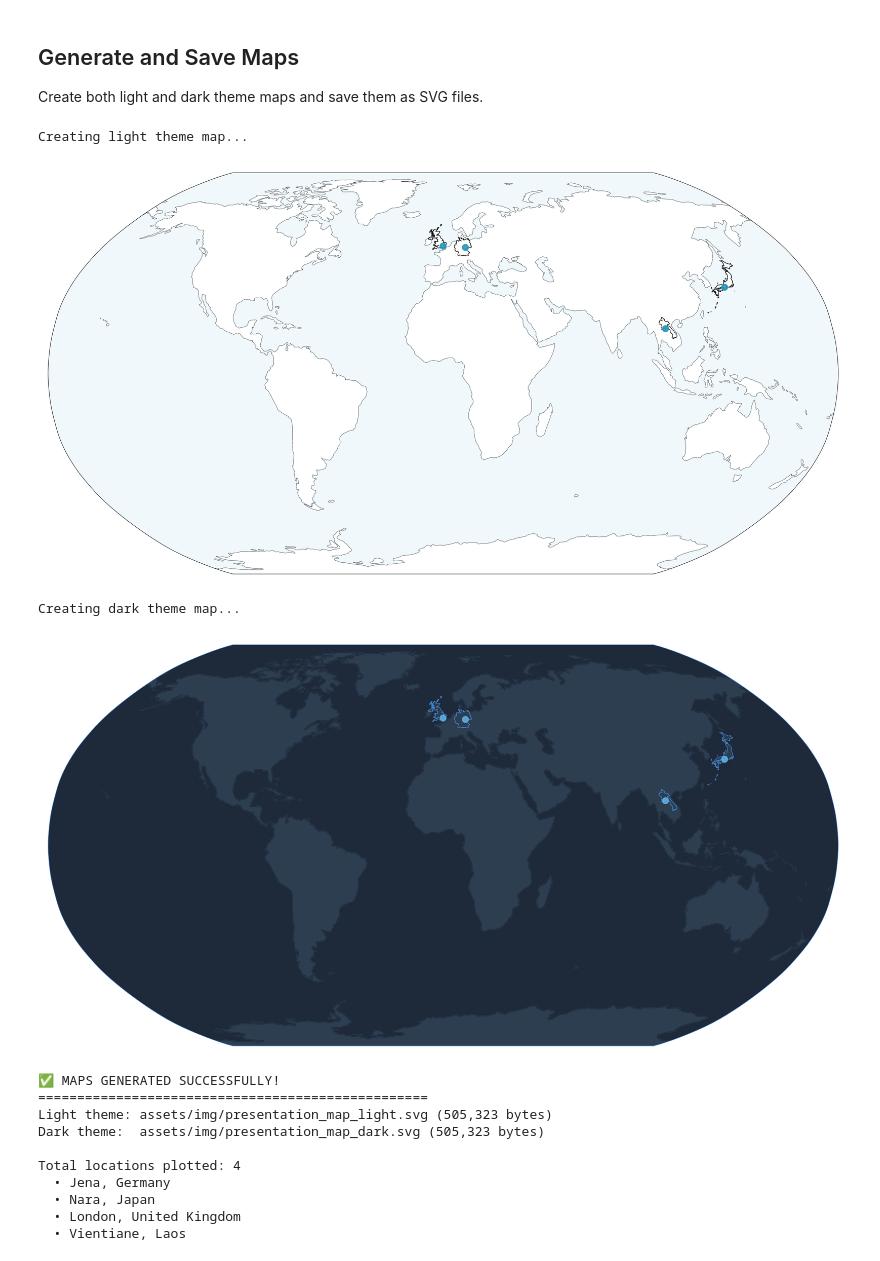
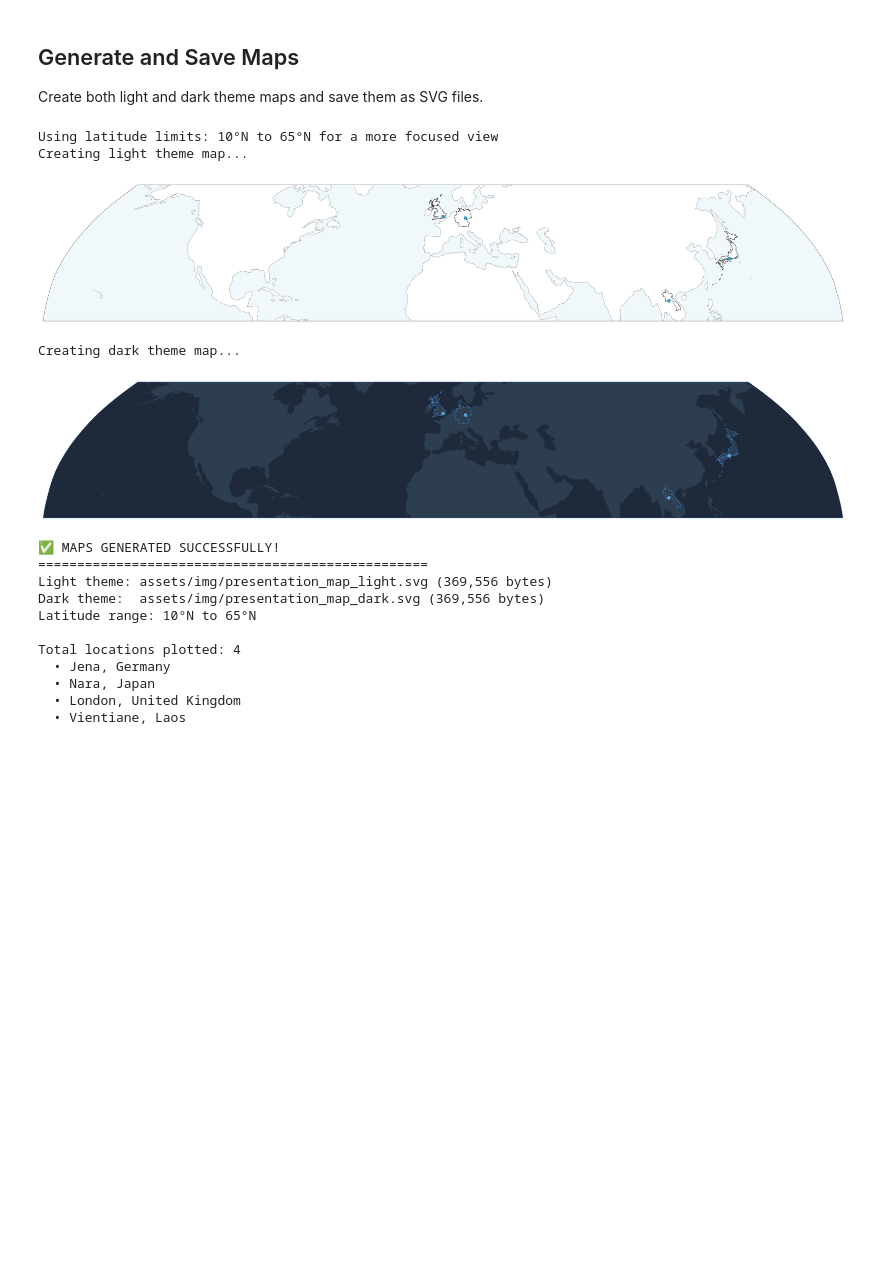
Before and after one commit to lukasschirren/lukasschirren.github.io, a Jupyter notebook: generate_presentation_map.ipynb, the cells around one changed output. Cells and saved outputs as stored; diff of their text form; code cells hidden in the pictures; blank space fills up the shorter version.

```diff
--- a/generate_presentation_map.ipynb
+++ b/generate_presentation_map.ipynb
@@ -61,7 +61,7 @@ for city, country, lat, lon in LOCATIONS:
 
 These functions create the minimalist world maps with your presentation locations.
 # %%
-def create_presentation_map(locations, theme='light', figsize=(16, 4), dpi=300):
+def create_presentation_map(locations, theme='light', figsize=(16, 4), dpi=300, lat_limits=None):
     """
     Create a minimalist world map with presentation locations
 
@@ -70,6 +70,7 @@ def create_presentation_map(locations, theme='light', figsize=(16, 4), dpi=300):
         theme: 'light' or 'dark'
         figsize: Figure size tuple
         dpi: Resolution
+        lat_limits: Tuple of (min_lat, max_lat) to limit the vertical extent of the map
 
     Returns:
         fig, ax: Matplotlib figure and axis objects
@@ -78,7 +79,14 @@ def create_presentation_map(locations, theme='light', figsize=(16, 4), dpi=300):
     fig = plt.figure(figsize=figsize, dpi=dpi, facecolor='none')
     projection = ccrs.Robinson()
     ax = fig.add_subplot(1, 1, 1, projection=projection)
-    ax.set_global()
+
+    # Set map extent - global or limited by latitude
+    if lat_limits:
+        min_lat, max_lat = lat_limits
+        # Add some padding to longitude to show full world width
+        ax.set_extent([-180, 180, min_lat, max_lat], crs=ccrs.PlateCarree())
+    else:
+        ax.set_global()
 
     # Theme colors
     if theme == 'dark':
@@ -135,5 +143,5 @@ def create_presentation_map(locations, theme='light', figsize=(16, 4), dpi=300):
 
     return fig, ax
 
-print("✓ Map creation function defined")
+print("✓ Map creation function defined with latitude limits support")
 # %% [output]
@@ -149,9 +157,16 @@ import os
 # Ensure assets/img directory exists
 os.makedirs('assets/img', exist_ok=True)
 
+# Calculate appropriate latitude limits based on your locations
+# Your locations span from Vientiane (18°N) to London/Jena (51°N)
+# Adding some padding for better visualization
+lat_limits = (10, 65)  # Focus on the northern hemisphere where your presentations are
+
+print(f"Using latitude limits: {lat_limits[0]}°N to {lat_limits[1]}°N for a more focused view")
+
 # Generate light theme map
 print("Creating light theme map...")
-fig_light, ax_light = create_presentation_map(LOCATIONS, theme='light')
+fig_light, ax_light = create_presentation_map(LOCATIONS, theme='light', lat_limits=lat_limits)
 plt.tight_layout(pad=0)
 plt.subplots_adjust(left=0, right=1, top=1, bottom=0)
 
@@ -168,41 +183,44 @@ plt.close()
 
 # Generate dark theme map
 print("Creating dark theme map...")
-fig_dark, ax_dark = create_presentation_map(LOCATIONS, theme='dark')
+fig_dark, ax_dark = create_presentation_map(LOCATIONS, theme='dark', lat_limits=lat_limits)
 plt.tight_layout(pad=0)
 plt.subplots_adjust(left=0, right=1, top=1, bottom=0)
 
 # Save dark theme
 dark_path = 'assets/img/presentation_map_dark.svg'
 plt.savefig(dark_path,
             format='svg',
             bbox_inches='tight',
             pad_inches=0.1,
             transparent=True,
             facecolor='none')
 plt.show()
 plt.close()
 
 # Check file sizes
 light_size = os.path.getsize(light_path) if os.path.exists(light_path) else 0
 dark_size = os.path.getsize(dark_path) if os.path.exists(dark_path) else 0
 
 print("\n✅ MAPS GENERATED SUCCESSFULLY!")
 print("="*50)
 print(f"Light theme: {light_path} ({light_size:,} bytes)")
 print(f"Dark theme:  {dark_path} ({dark_size:,} bytes)")
+print(f"Latitude range: {lat_limits[0]}°N to {lat_limits[1]}°N")
 print(f"\nTotal locations plotted: {len(LOCATIONS)}")
 for city, country, lat, lon in LOCATIONS:
     print(f"  • {city}, {country}")
 # %% [output]
+Using latitude limits: 10°N to 65°N for a more focused view
 Creating light theme map...
-[figure, old version]
+[figure, new version]
 Creating dark theme map...
-[figure, old version]
+[figure, new version]
 ✅ MAPS GENERATED SUCCESSFULLY!
 ==================================================
-Light theme: assets/img/presentation_map_light.svg (505,323 bytes)
-Dark theme:  assets/img/presentation_map_dark.svg (505,323 bytes)
+Light theme: assets/img/presentation_map_light.svg (369,556 bytes)
+Dark theme:  assets/img/presentation_map_dark.svg (369,556 bytes)
+Latitude range: 10°N to 65°N
 
 Total locations plotted: 4
   • Jena, Germany
```
Also changed, not shown: parts of 1 cell of this notebook, 3 other files.
